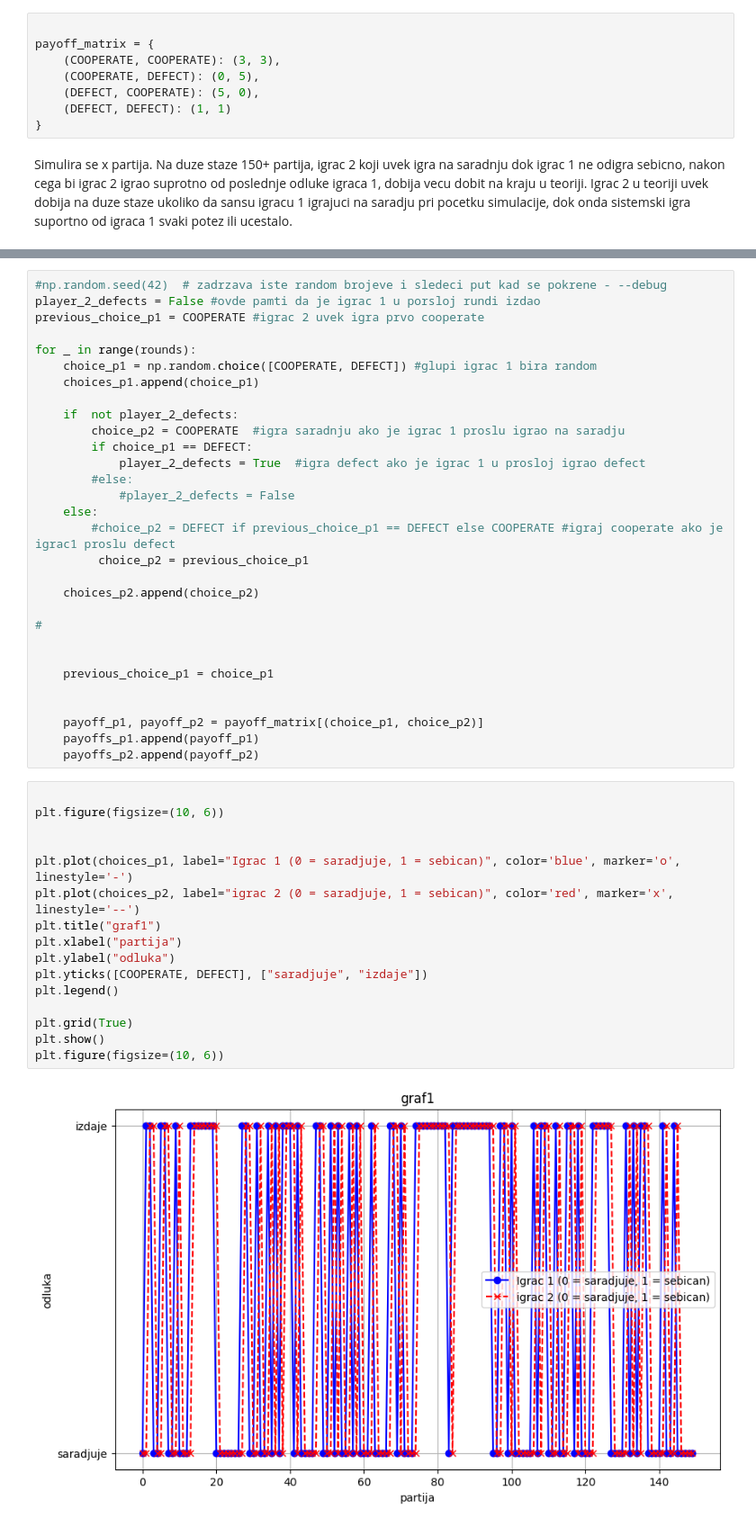
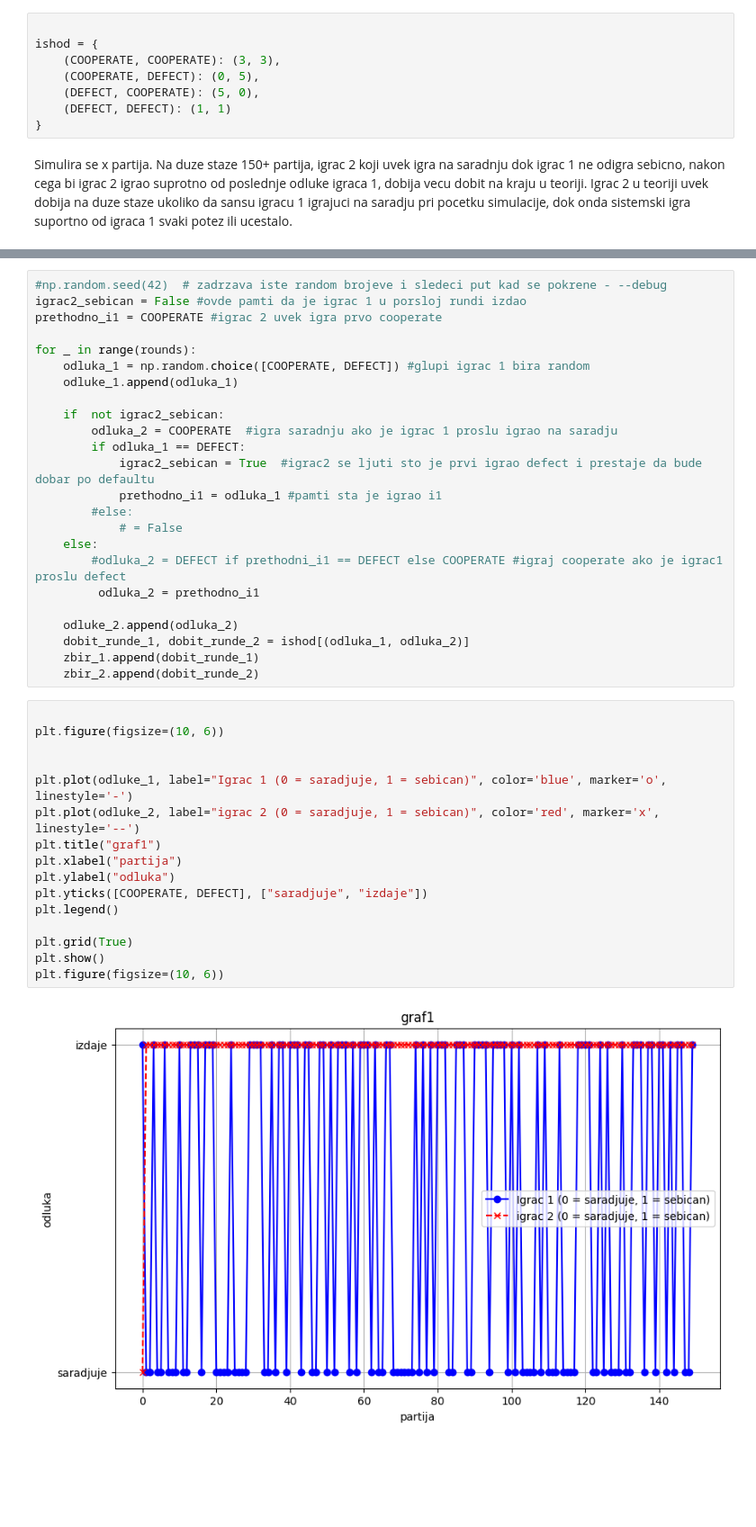
Before and after one commit to blizanac76/gametheory-faks, a Jupyter notebook: 1/PrisonerDilemma.ipynb, the cells around one changed output, grey strips where cells are left out. Shown at 90% size. Cells and saved outputs as stored; diff of their text form; blank space fills up the shorter version.

```diff
--- a/1/PrisonerDilemma.ipynb
+++ b/1/PrisonerDilemma.ipynb
@@ -10,7 +10,7 @@ DEFECT = 1
 Ukoliko oba igraca izaberu COOPERATE, odnosno zele da podele poene dobice po 3p. Ukoliko oba zele da uzmu poene sebi dobice po poen, dok ukoliko jedan odluci da podeli, a drugi da uzme, igrac koji deli ne dobija nista, dok ovaj sto je uzeo dobija 5p.
 # %%
 
-payoff_matrix = {
+ishod = {
     (COOPERATE, COOPERATE): (3, 3),
     (COOPERATE, DEFECT): (0, 5),
     (DEFECT, COOPERATE): (5, 0),
@@ -28,51 +28,45 @@ payoffs_p2 = []
 # %%
 #np.random.seed(42)  # zadrzava iste random brojeve i sledeci put kad se pokrene - --debug
-player_2_defects = False #ovde pamti da je igrac 1 u porsloj rundi izdao
-previous_choice_p1 = COOPERATE #igrac 2 uvek igra prvo cooperate
+igrac2_sebican = False #ovde pamti da je igrac 1 u porsloj rundi izdao
+prethodno_i1 = COOPERATE #igrac 2 uvek igra prvo cooperate
 
 for _ in range(rounds):
-    choice_p1 = np.random.choice([COOPERATE, DEFECT]) #glupi igrac 1 bira random
-    choices_p1.append(choice_p1)
+    odluka_1 = np.random.choice([COOPERATE, DEFECT]) #glupi igrac 1 bira random
+    odluke_1.append(odluka_1)
 
-    if  not player_2_defects:
-        choice_p2 = COOPERATE  #igra saradnju ako je igrac 1 proslu igrao na saradju
-        if choice_p1 == DEFECT:
-            player_2_defects = True  #igra defect ako je igrac 1 u prosloj igrao defect
+    if  not igrac2_sebican:
+        odluka_2 = COOPERATE  #igra saradnju ako je igrac 1 proslu igrao na saradju
+        if odluka_1 == DEFECT:
+            igrac2_sebican = True  #igrac2 se ljuti sto je prvi igrao defect i prestaje da bude dobar po defaultu
+            prethodno_i1 = odluka_1 #pamti sta je igrao i1
         #else:
-            #player_2_defects = False
+            # = False
     else:
-        #choice_p2 = DEFECT if previous_choice_p1 == DEFECT else COOPERATE #igraj cooperate ako je igrac1 proslu defect
-         choice_p2 = previous_choice_p1
+        #odluka_2 = DEFECT if prethodni_i1 == DEFECT else COOPERATE #igraj cooperate ako je igrac1 proslu defect
+         odluka_2 = prethodno_i1
 
-    choices_p2.append(choice_p2)
-
-#
-
-
-    previous_choice_p1 = choice_p1
-
-
-    payoff_p1, payoff_p2 = payoff_matrix[(choice_p1, choice_p2)]
-    payoffs_p1.append(payoff_p1)
-    payoffs_p2.append(payoff_p2)
+    odluke_2.append(odluka_2)
+    dobit_runde_1, dobit_runde_2 = ishod[(odluka_1, odluka_2)]
+    zbir_1.append(dobit_runde_1)
+    zbir_2.append(dobit_runde_2)
 # %%
 
 plt.figure(figsize=(10, 6))
 
 
-plt.plot(choices_p1, label="Igrac 1 (0 = saradjuje, 1 = sebican)", color='blue', marker='o', linestyle='-')
-plt.plot(choices_p2, label="igrac 2 (0 = saradjuje, 1 = sebican)", color='red', marker='x', linestyle='--')
+plt.plot(odluke_1, label="Igrac 1 (0 = saradjuje, 1 = sebican)", color='blue', marker='o', linestyle='-')
+plt.plot(odluke_2, label="igrac 2 (0 = saradjuje, 1 = sebican)", color='red', marker='x', linestyle='--')
 plt.title("graf1")
 plt.xlabel("partija")
 plt.ylabel("odluka")
 plt.yticks([COOPERATE, DEFECT], ["saradjuje", "izdaje"])
 plt.legend()
 
 plt.grid(True)
 plt.show()
 plt.figure(figsize=(10, 6))
 # %% [output]
-[figure, old version]
+[figure, new version]
 <Figure size 1000x600 with 0 Axes>
 <Figure size 1000x600 with 0 Axes>
 # %%
```
Also changed, not shown: parts of 3 cells of this notebook, 1 other file.
